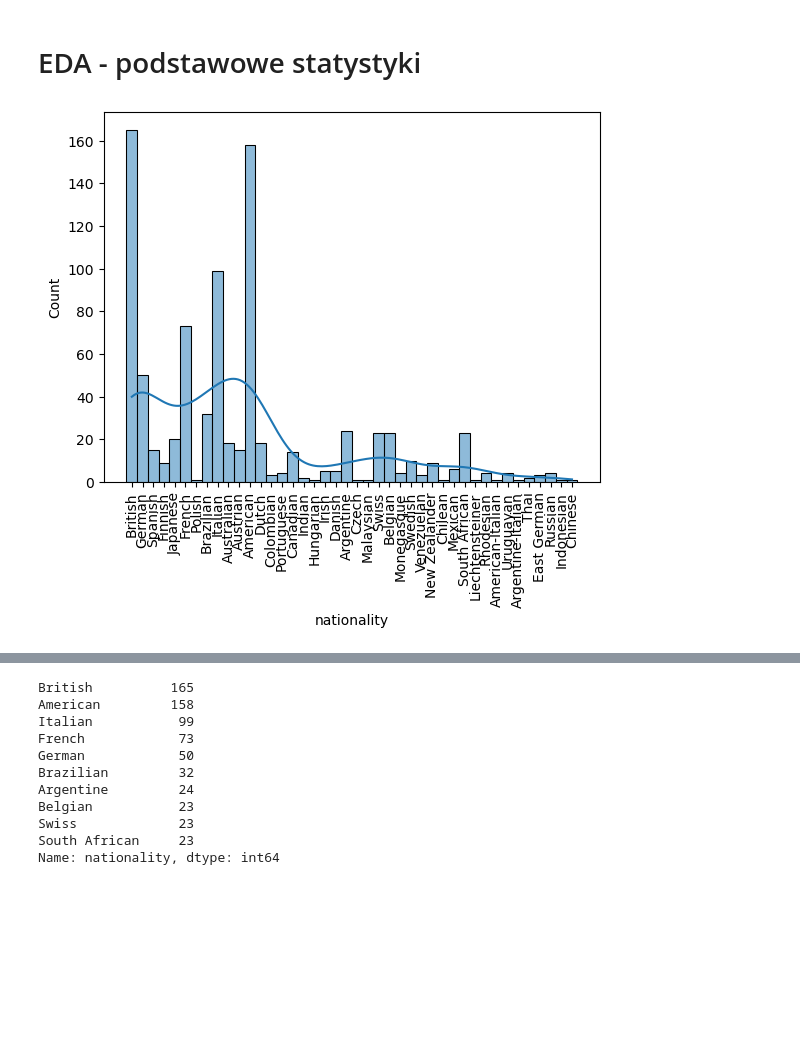
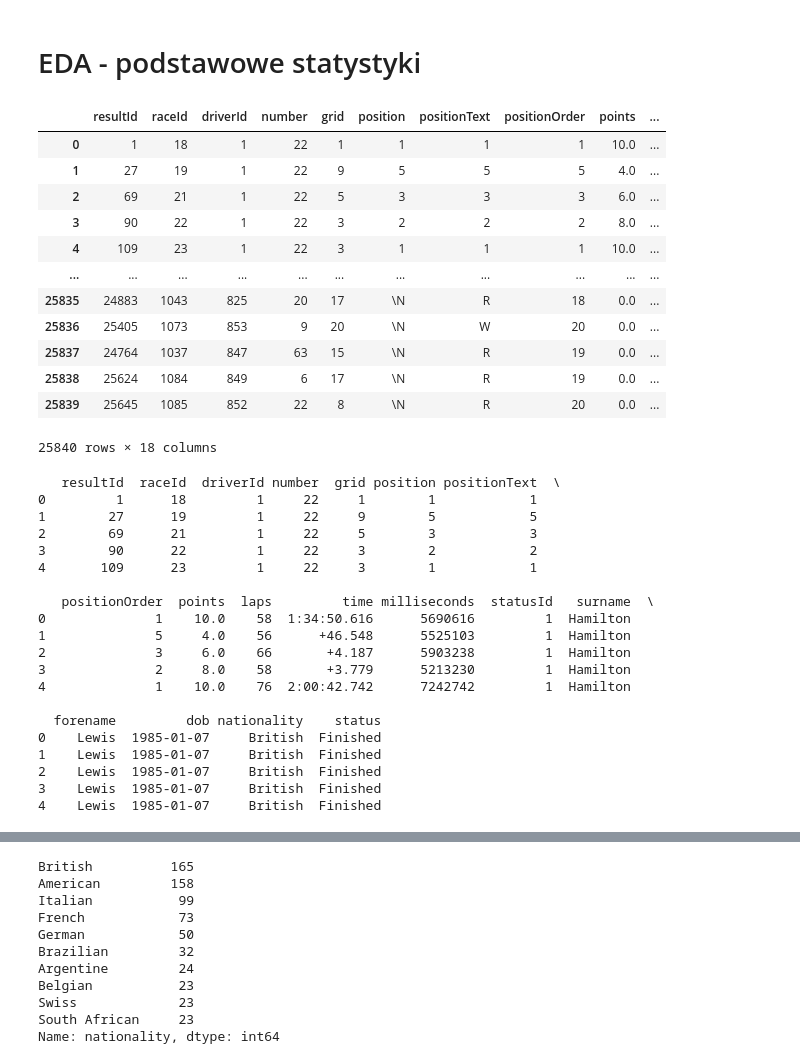
Before and after one commit to nataliaskrzypczak/python-data-analyses, a Jupyter notebook: Formula 1/F1 stats/data mining.ipynb, the cells around one changed output, grey strips where cells are left out. Cells and saved outputs as stored; diff of their text form; code cells hidden in the pictures; blank space fills up the shorter version.

```diff
--- a/Formula 1/F1 stats/data mining.ipynb
+++ b/Formula 1/F1 stats/data mining.ipynb
@@ -49,9 +31,41 @@ drivers.to_csv('drivers.csv', index=False)
 # %% [markdown]
 # EDA - podstawowe statystyki
-# %%
-# wizualizacja rozkładu kolumny 'nationality'
-sns.histplot(drivers['nationality'], kde=True)
-plt.xticks(rotation=90)
-plt.show()
-# %% [output]
-[figure, removed]
+# %%
+results
+# %% [output]
+|  | resultId | raceId | driverId | number | grid | position | positionText | positionOrder | points | ... |
+| 0 | 1 | 18 | 1 | 22 | 1 | 1 | 1 | 1 | 10.0 | ... |
+| 1 | 27 | 19 | 1 | 22 | 9 | 5 | 5 | 5 | 4.0 | ... |
+| 2 | 69 | 21 | 1 | 22 | 5 | 3 | 3 | 3 | 6.0 | ... |
+| 3 | 90 | 22 | 1 | 22 | 3 | 2 | 2 | 2 | 8.0 | ... |
+| 4 | 109 | 23 | 1 | 22 | 3 | 1 | 1 | 1 | 10.0 | ... |
+| ... | ... | ... | ... | ... | ... | ... | ... | ... | ... | ... |
+| 25835 | 24883 | 1043 | 825 | 20 | 17 | \N | R | 18 | 0.0 | ... |
+| 25836 | 25405 | 1073 | 853 | 9 | 20 | \N | W | 20 | 0.0 | ... |
+| 25837 | 24764 | 1037 | 847 | 63 | 15 | \N | R | 19 | 0.0 | ... |
+| 25838 | 25624 | 1084 | 849 | 6 | 17 | \N | R | 19 | 0.0 | ... |
+| 25839 | 25645 | 1085 | 852 | 22 | 8 | \N | R | 20 | 0.0 | ... |
+25840 rows × 18 columns
+# %%
+print(results.head())
+# %% [output]
+   resultId  raceId  driverId number  grid position positionText  \
+0         1      18         1     22     1        1            1
+1        27      19         1     22     9        5            5
+2        69      21         1     22     5        3            3
+3        90      22         1     22     3        2            2
+4       109      23         1     22     3        1            1
+
+   positionOrder  points  laps         time milliseconds  statusId   surname  \
+0              1    10.0    58  1:34:50.616      5690616         1  Hamilton
+1              5     4.0    56      +46.548      5525103         1  Hamilton
+2              3     6.0    66       +4.187      5903238         1  Hamilton
+3              2     8.0    58       +3.779      5213230         1  Hamilton
+4              1    10.0    76  2:00:42.742      7242742         1  Hamilton
+
+  forename         dob nationality    status
+0    Lewis  1985-01-07     British  Finished
+1    Lewis  1985-01-07     British  Finished
+2    Lewis  1985-01-07     British  Finished
+3    Lewis  1985-01-07     British  Finished
+4    Lewis  1985-01-07     British  Finished
```
Also changed, not shown: parts of 23 cells of this notebook.
